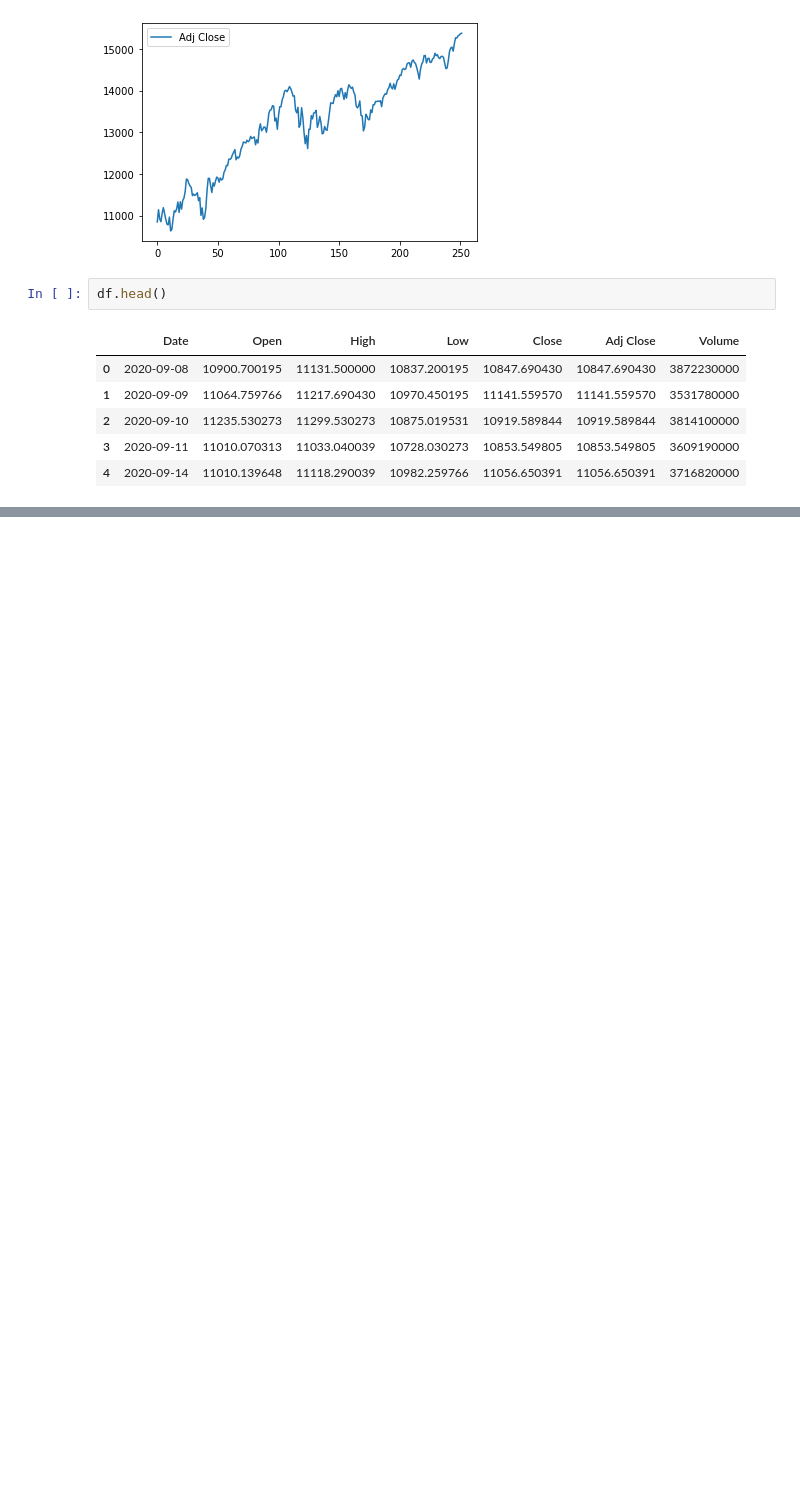
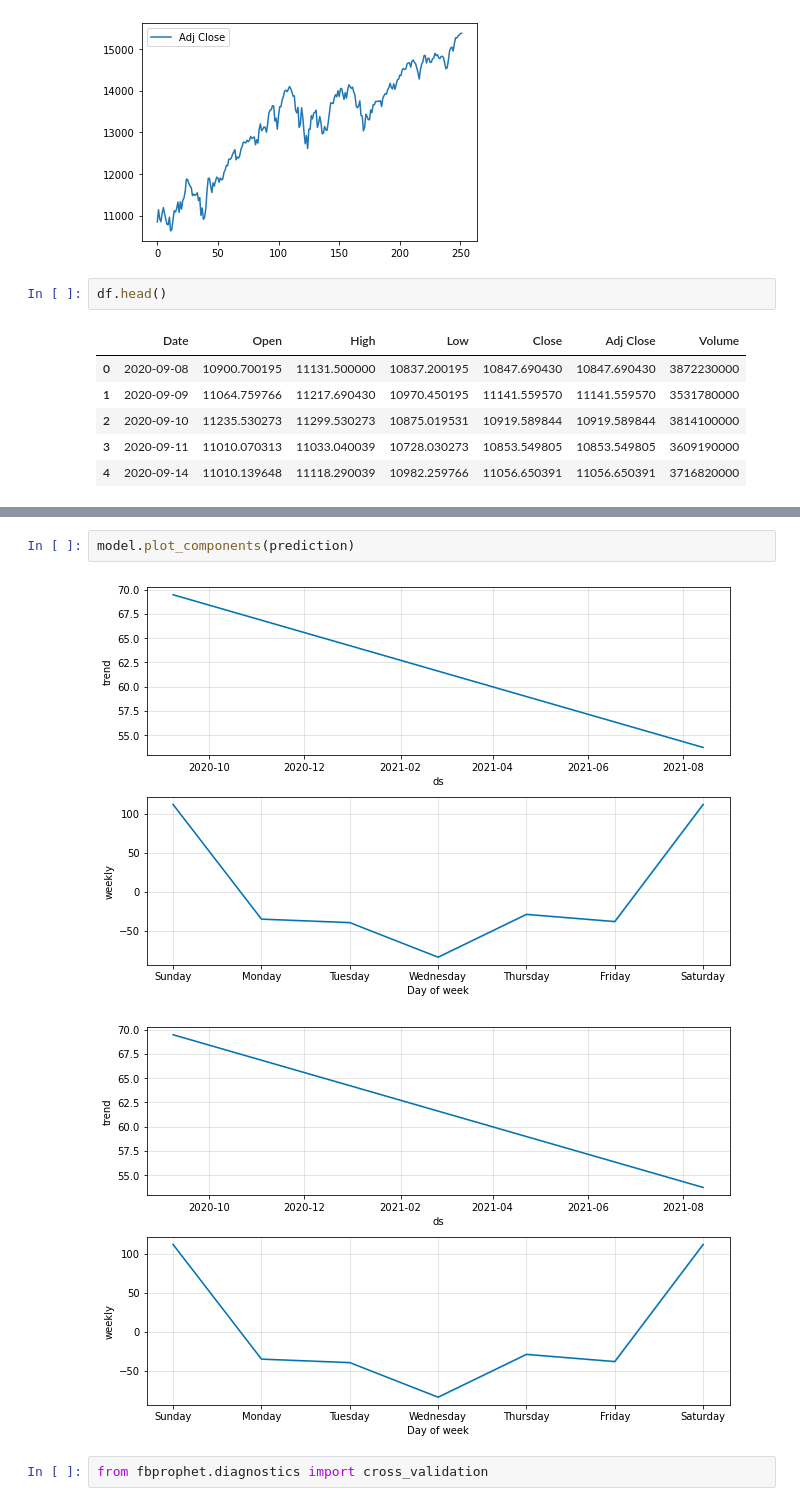
Before and after one commit to irishuangs/Fall-2021-ARIMA, a Jupyter notebook: FB sample code.ipynb, the cells around one changed output, grey strips where cells are left out. Drawn from its saved outputs; the diff is of its cells as text; blank space fills up the shorter version.

```diff
--- a/FB sample code.ipynb
+++ b/FB sample code.ipynb
@@ -59,0 +96,7 @@ INFO:fbprophet:Disabling daily seasonality. Run prophet with daily_seasonality=T
+# %%
+model.plot_components(prediction)
+# %% [output]
+[figure, added]
+[figure, added]
+# %%
+from fbprophet.diagnostics import cross_validation
```
Also changed, not shown: parts of 10 cells of this notebook, 25 other files.
